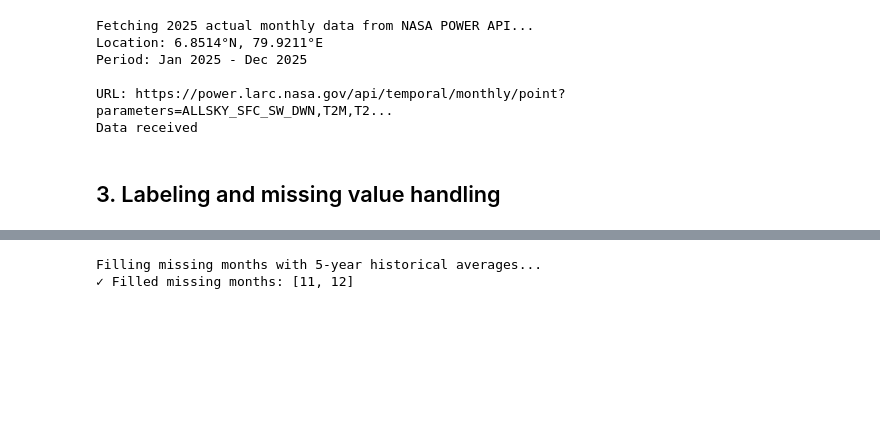
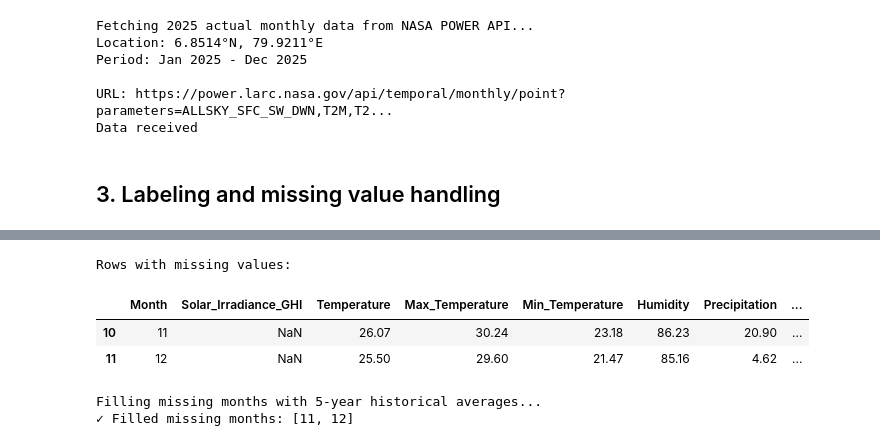
Before and after one commit to SaniruRajapaksha2006/Solar-ROI-Prediction-and-Recommendation-System, a Jupyter notebook: Solar Generation Forecasting Model/notebooks/01_weather_eda.ipynb, the cells around one changed output, grey strips where cells are left out. Saved outputs shown, nothing was run; the diff lists cells and outputs as text; code cells hidden in the pictures; blank space fills up the shorter version.

```diff
--- a/Solar Generation Forecasting Model/notebooks/01_weather_eda.ipynb
+++ b/Solar Generation Forecasting Model/notebooks/01_weather_eda.ipynb
@@ -183,3 +147,21 @@ weather_df.round(2)
+# %%
+# Replace NASA missing values
+weather_df.replace(-999.00, np.nan, inplace=True)
+
+missing_rows = weather_df[weather_df.isna().any(axis=1)]
+
+for idx, row in missing_rows.iterrows():
+    missing_cols = row[row.isna()].index.tolist()
+
+missing_months=missing_rows['Month'].tolist()
+
+print("\nRows with missing values:")
+missing_rows
+# %% [output]
+Rows with missing values:
+|  | Month | Solar_Irradiance_GHI | Temperature | Max_Temperature | Min_Temperature | Humidity | Precipitation | ... |
+| 10 | 11 | NaN | 26.07 | 30.24 | 23.18 | 86.23 | 20.90 | ... |
+| 11 | 12 | NaN | 25.50 | 29.60 | 21.47 | 85.16 | 4.62 | ... |
 # %%
 if missing_months:
     print("\nFilling missing months with 5-year historical averages...")
```
Also changed, not shown: parts of 5 cells of this notebook, 7 other files.
